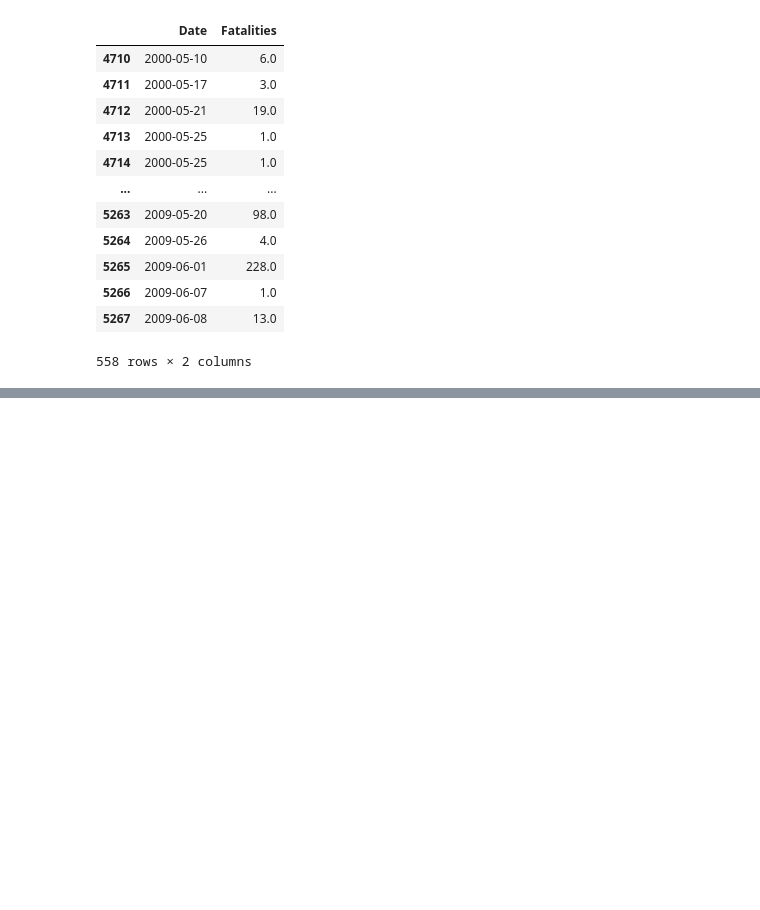
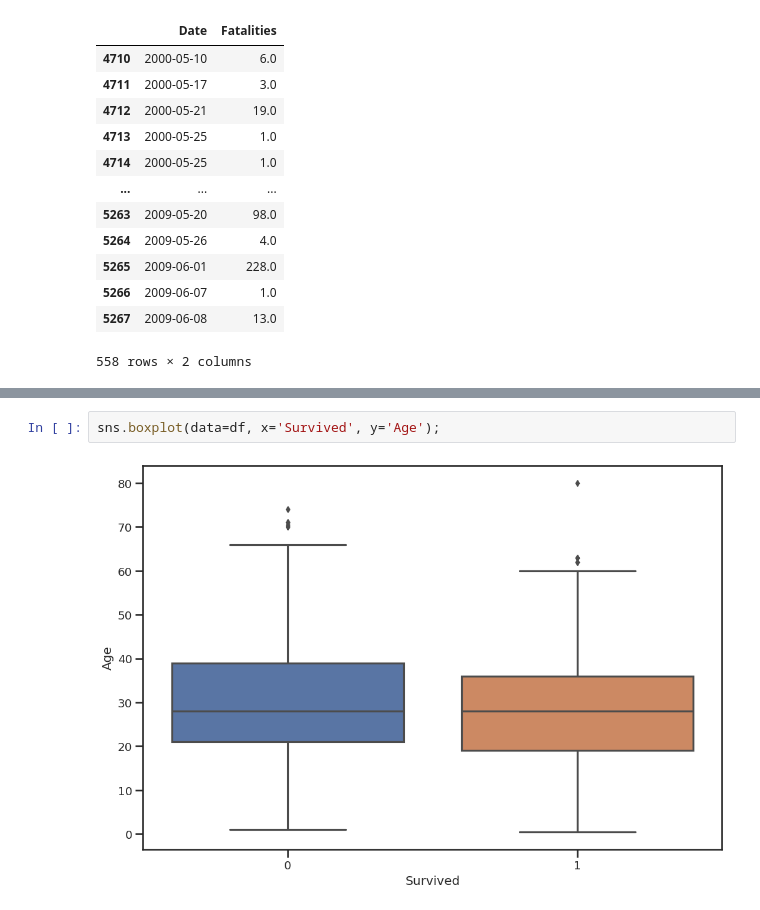
Before and after one commit to vcautela/Data_Wrangling, a Jupyter notebook: Data_Wrangling.ipynb, the cells around one changed output, grey strips where cells are left out. Drawn from its saved outputs; the diff is of its cells as text; blank space fills up the shorter version.

```diff
--- a/Data_Wrangling.ipynb
+++ b/Data_Wrangling.ipynb
@@ -1030,0 +1105,4 @@ df[(df.Date>='2000-05-10') & (df.Date.le('2010-05-10'))]
+# %%
+sns.boxplot(data=df, x='Survived', y='Age');
+# %% [output]
+[figure, added]
```
Also changed, not shown: parts of 17 cells of this notebook.
